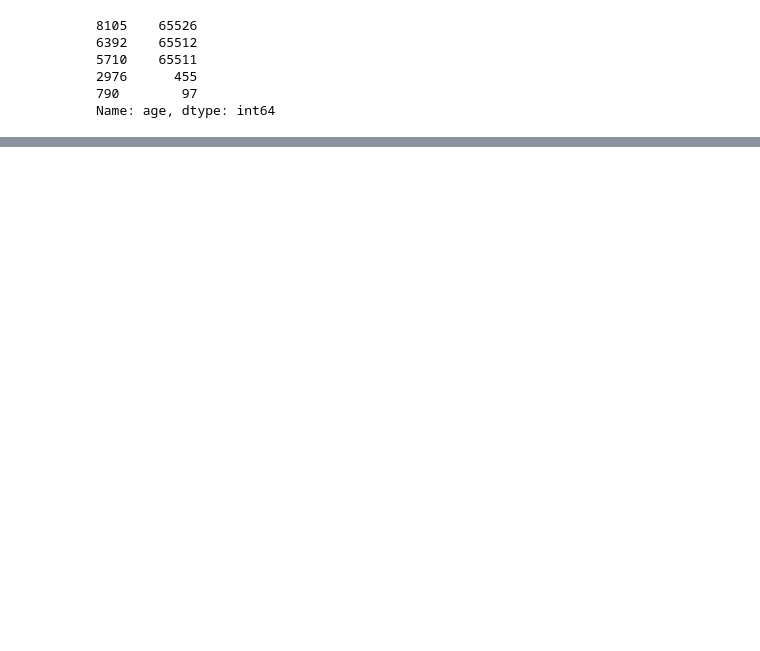
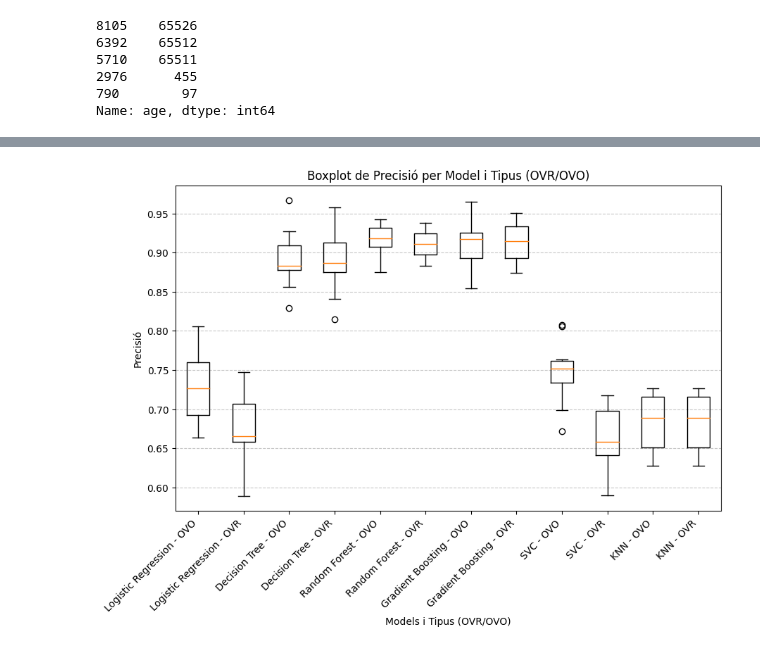
Before and after one commit to NIU1668072/ThyroidDiseaseClassification, a Jupyter notebook: thyroid.ipynb, the cells around one changed output, grey strips where cells are left out. Cells and saved outputs as stored; diff of their text form; code cells hidden in the pictures; blank space fills up the shorter version.

```diff
--- a/thyroid.ipynb
+++ b/thyroid.ipynb
@@ -242,0 +264,7 @@ Name: age, dtype: int64
+# %%
+from sklearn.model_selection import train_test_split
+target_att = 'target'
+attributes = [k for k in df.keys() if k!= target_att]
+X = df_fill_na[attributes]
+y = df_fill_na[[target_att]]
+X_train_val, X_test, y_train_val, y_test = train_test_split(X, y, test_size=0.2, random_state=42)
@@ -242,0 +348,24 @@ Name: age, dtype: int64
+# %%
+boxplot_data = []
+for j in range(acc_r.shape[1]):  # Recórrer els models
+    for k in range(acc_r.shape[2]):  # Recórrer els tipus (OVR/OVO)
+        # Reorganitzar les dades per cada combinació (model, tipus)
+        data = acc_r[:, j, k].reshape(-1)  # Combina totes les iteracions i observacions
+        boxplot_data.append(data)
+
+# Crear el boxplot
+plt.figure(figsize=(10, 6))
+labels = [
+    f'{model} - {"OVR" if k == 1 else "OVO"}'
+    for j, model in enumerate(base_classifiers.keys())
+    for k in range(2)  # OVR (1) i OVO (0)
+]
+plt.boxplot(boxplot_data, labels=labels)
+plt.title('Boxplot de Precisió per Model i Tipus (OVR/OVO)')
+plt.xlabel('Models i Tipus (OVR/OVO)')
+plt.ylabel('Precisió')
+plt.grid(True, axis='y', linestyle='--', alpha=0.7)
+plt.xticks(rotation=45, ha='right')
+plt.show()
+# %% [output]
+[figure, added]
```
Also changed, not shown: parts of 30 cells of this notebook.
